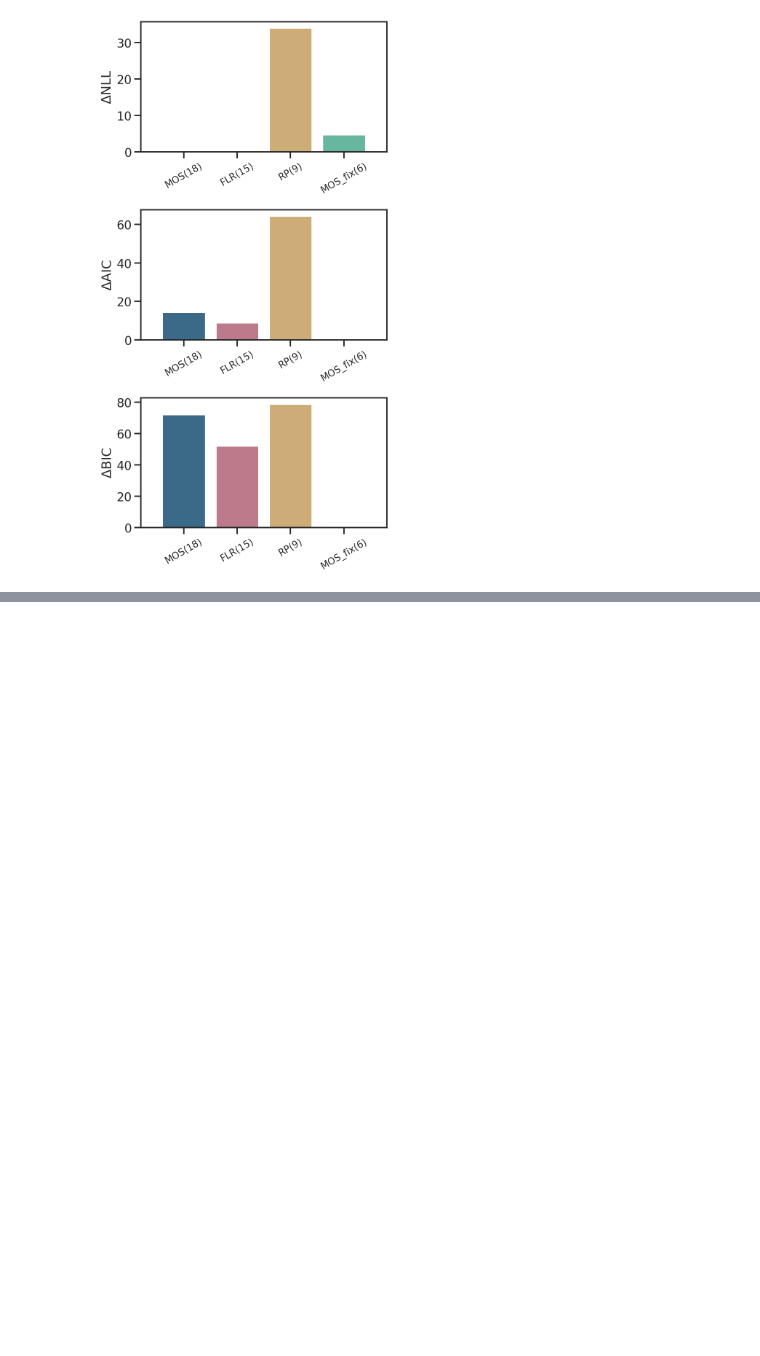
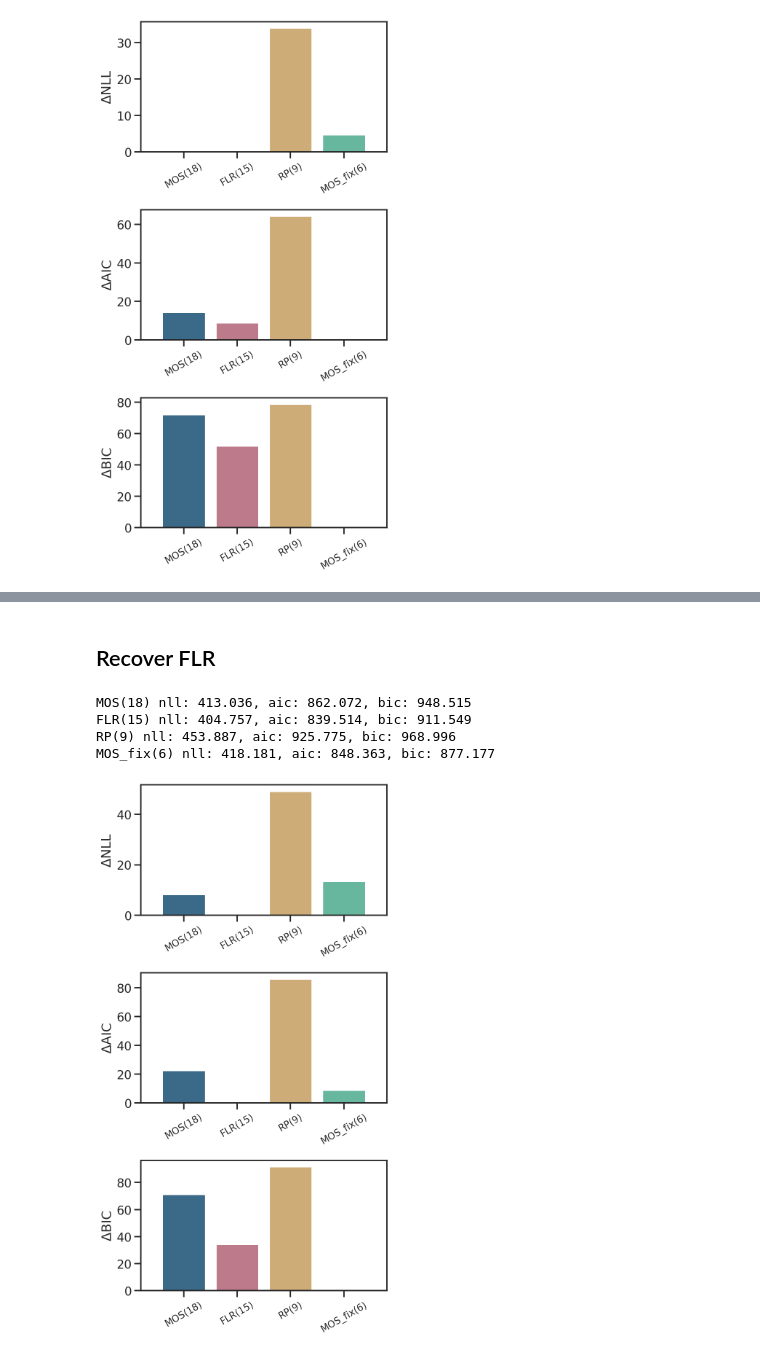
Before and after one commit to fangzefunny/policy-analysis, a Jupyter notebook: notes/model_recovery.ipynb, the cells around one changed output, grey strips where cells are left out. Drawn from its saved outputs; the diff is of its cells as text; code cells hidden in the pictures; blank space fills up the shorter version.

Commit message:
update figures

```diff
--- a/notes/model_recovery.ipynb
+++ b/notes/model_recovery.ipynb
@@ -115,0 +110,10 @@ FileNotFoundError: [Errno 2] No such file or directory: 'fits/exp1data-MOS/fit_s
+# %% [markdown]
+## Recover FLR
+# %%
+quantTable('exp1data-FLR', agents=['MOS', 'FLR', 'RP', 'MOS_fix'])
+# %% [output]
+MOS(18) nll: 413.036, aic: 862.072, bic: 948.515
+FLR(15) nll: 404.757, aic: 839.514, bic: 911.549
+RP(9) nll: 453.887, aic: 925.775, bic: 968.996
+MOS_fix(6) nll: 418.181, aic: 848.363, bic: 877.177
+[figure, added]
```
Also changed, not shown: parts of 6 cells of this notebook, 12 other files.
